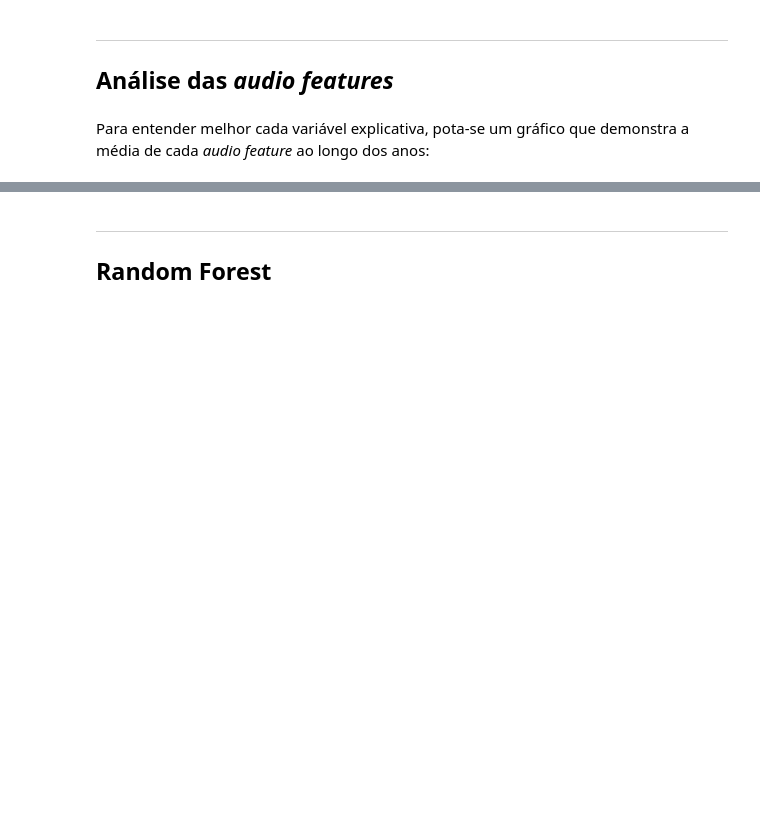
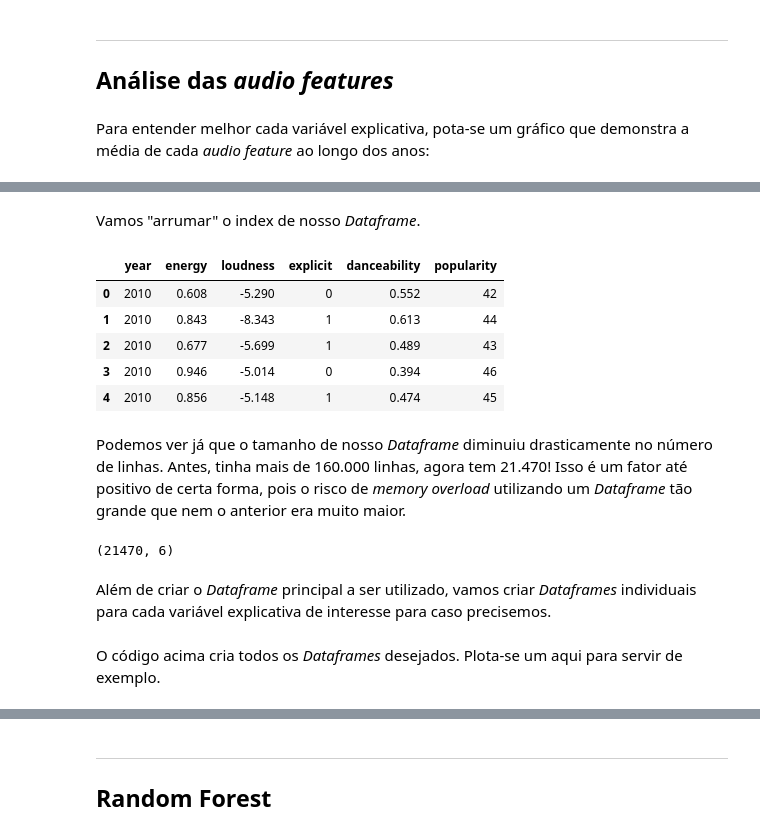
Before and after one commit to MatFreitas/P2-Cdados, a Jupyter notebook: P2.ipynb, the cells around one changed output, grey strips where cells are left out. Saved outputs shown, nothing was run; the diff lists cells and outputs as text; code cells hidden in the pictures; blank space fills up the shorter version.

```diff
--- a/P2.ipynb
+++ b/P2.ipynb
@@ -19,3 +23,7 @@ import matplotlib.pyplot as plt
+# %%
+def corrige_index(df):
+    for i in range(df.shape[0]):
+        df.index.values[i] = i
 # %% [markdown]
 ___
 # Classificador de popularidade de música do Spotify
@@ -177,0 +191,20 @@ Com isso, corrigimos os valores de __release_date__ para apenas mostrar o ano em
+# %% [markdown]
+Vamos "arrumar" o index de nosso _Dataframe_.
+# %%
+corrige_index(df_yearSorted)
+df_yearSorted.head()
+# %% [output]
+|  | year | energy | loudness | explicit | danceability | popularity |
+| 0 | 2010 | 0.608 | -5.290 | 0 | 0.552 | 42 |
+| 1 | 2010 | 0.843 | -8.343 | 1 | 0.613 | 44 |
+| 2 | 2010 | 0.677 | -5.699 | 1 | 0.489 | 43 |
+| 3 | 2010 | 0.946 | -5.014 | 0 | 0.394 | 46 |
+| 4 | 2010 | 0.856 | -5.148 | 1 | 0.474 | 45 |
+# %% [markdown]
+Podemos ver já que o tamanho de nosso _Dataframe_ diminuiu drasticamente no número de linhas. Antes, tinha mais de 160.000 linhas, agora tem 21.470! Isso é um fator até positivo de certa forma, pois o risco de _memory overload_ utilizando um _Dataframe_ tão grande que nem o anterior era muito maior.
+# %%
+df_yearSorted.shape
+# %% [output]
+(21470, 6)
+# %% [markdown]
+Além de criar o _Dataframe_ principal a ser utilizado, vamos criar _Dataframes_ individuais para cada variável explicativa de interesse para caso precisemos.
@@ -177,0 +221,2 @@ Com isso, corrigimos os valores de __release_date__ para apenas mostrar o ano em
+# %% [markdown]
+O código acima cria todos os _Dataframes_ desejados. Plota-se um aqui para servir de exemplo.
```
Also changed, not shown: parts of 55 cells of this notebook.
